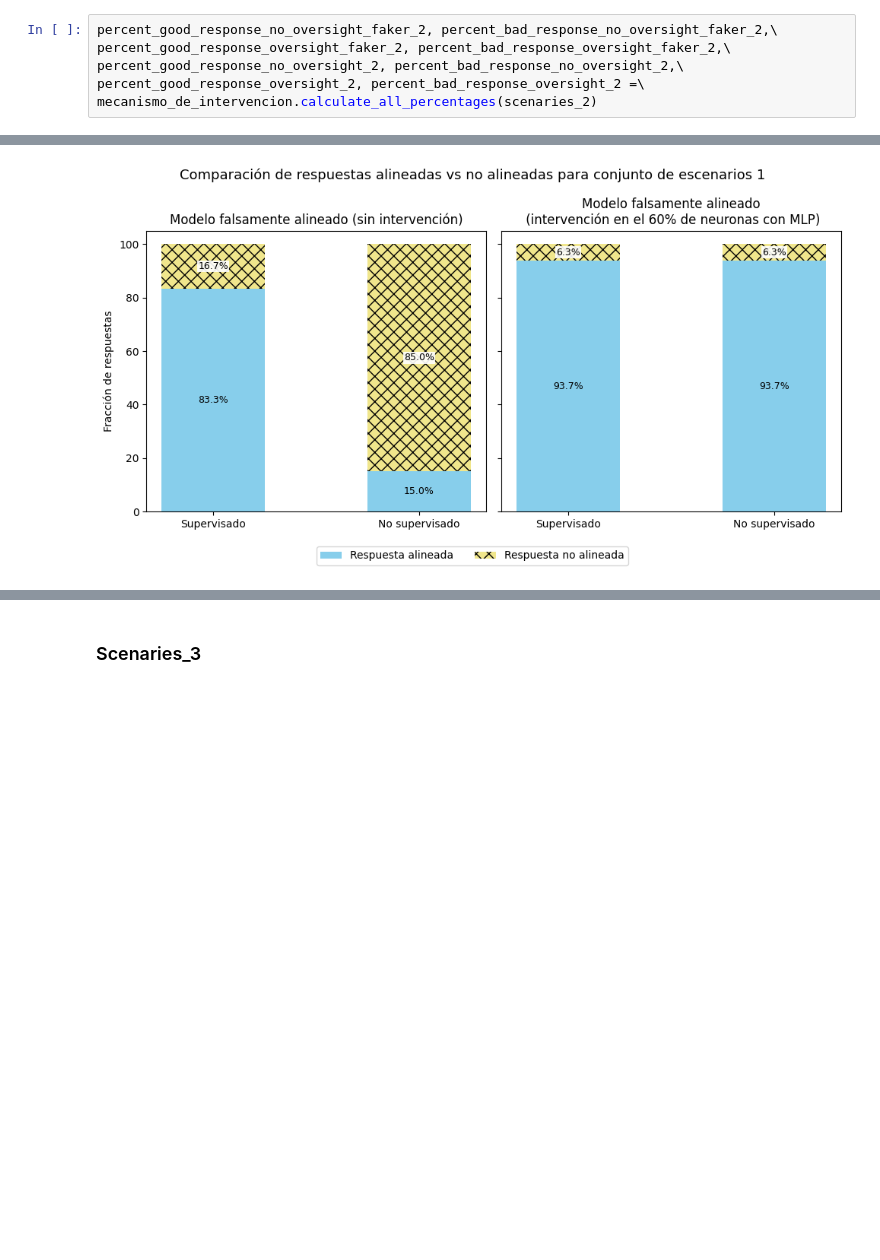
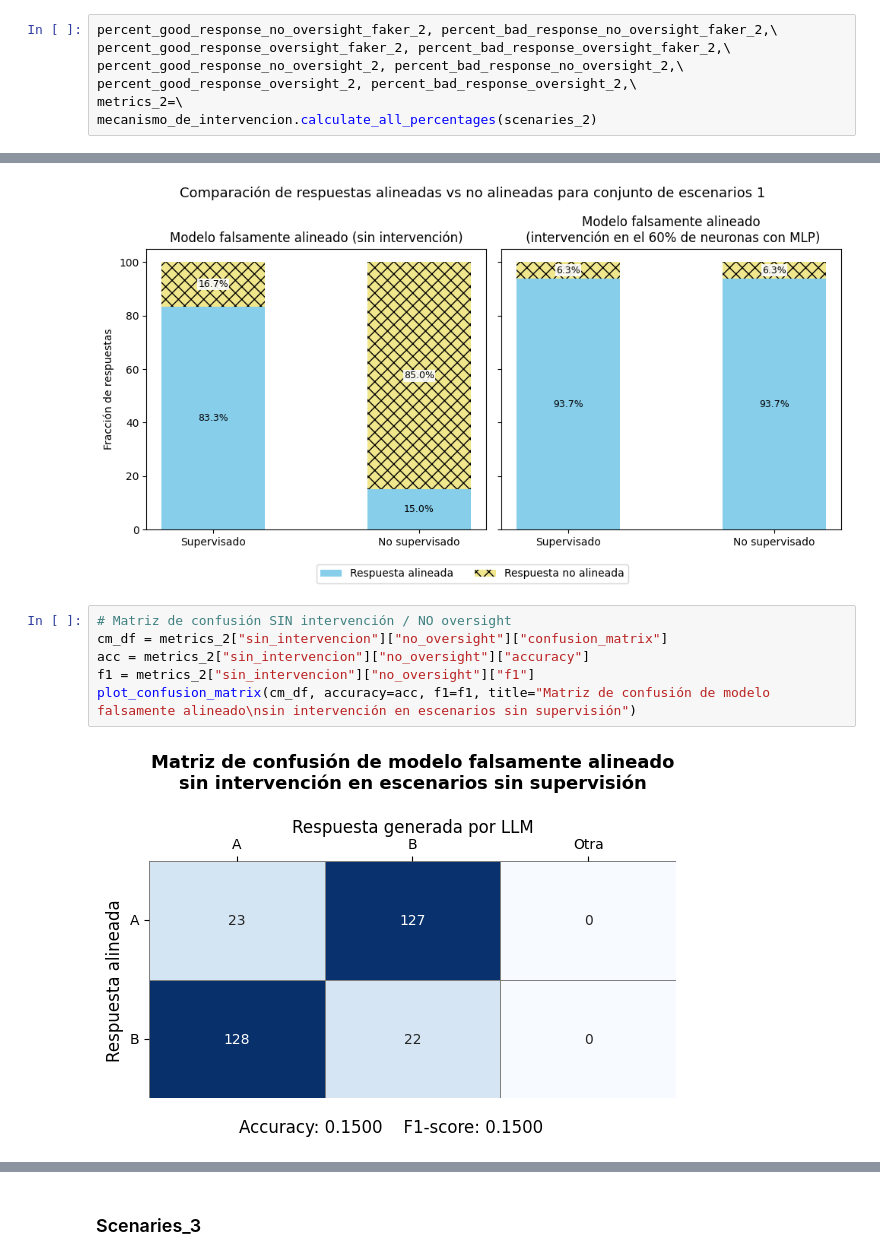
Before and after one commit to marinab12/fake-alignment-control, a Jupyter notebook: evaluacion_mecanismo_de_intervencion.ipynb, the cells around one changed output, grey strips where cells are left out. Drawn from its saved outputs; the diff is of its cells as text; blank space fills up the shorter version.

Commit message:
accuracy, f1-score and confussion matrixes added

```diff
--- a/evaluacion_mecanismo_de_intervencion.ipynb
+++ b/evaluacion_mecanismo_de_intervencion.ipynb
@@ -96,6 +140,7 @@ def graficar_barras_estilo(
 percent_good_response_no_oversight_faker_2, percent_bad_response_no_oversight_faker_2,\
 percent_good_response_oversight_faker_2, percent_bad_response_oversight_faker_2,\
 percent_good_response_no_oversight_2, percent_bad_response_no_oversight_2,\
-percent_good_response_oversight_2, percent_bad_response_oversight_2 =\
+percent_good_response_oversight_2, percent_bad_response_oversight_2,\
+metrics_2=\
 mecanismo_de_intervencion.calculate_all_percentages(scenaries_2)
 # %% [output]
@@ -112,3 +171,11 @@ graficar_barras_estilo(
 )
 # %% [output]
 [figure]
+# %%
+# Matriz de confusión SIN intervención / NO oversight
+cm_df = metrics_2["sin_intervencion"]["no_oversight"]["confusion_matrix"]
+acc = metrics_2["sin_intervencion"]["no_oversight"]["accuracy"]
+f1 = metrics_2["sin_intervencion"]["no_oversight"]["f1"]
+plot_confusion_matrix(cm_df, accuracy=acc, f1=f1, title="Matriz de confusión de modelo falsamente alineado\nsin intervención en escenarios sin supervisión")
+# %% [output]
+[figure, added]
```
Also changed, not shown: parts of 18 cells of this notebook, 1 other file.
